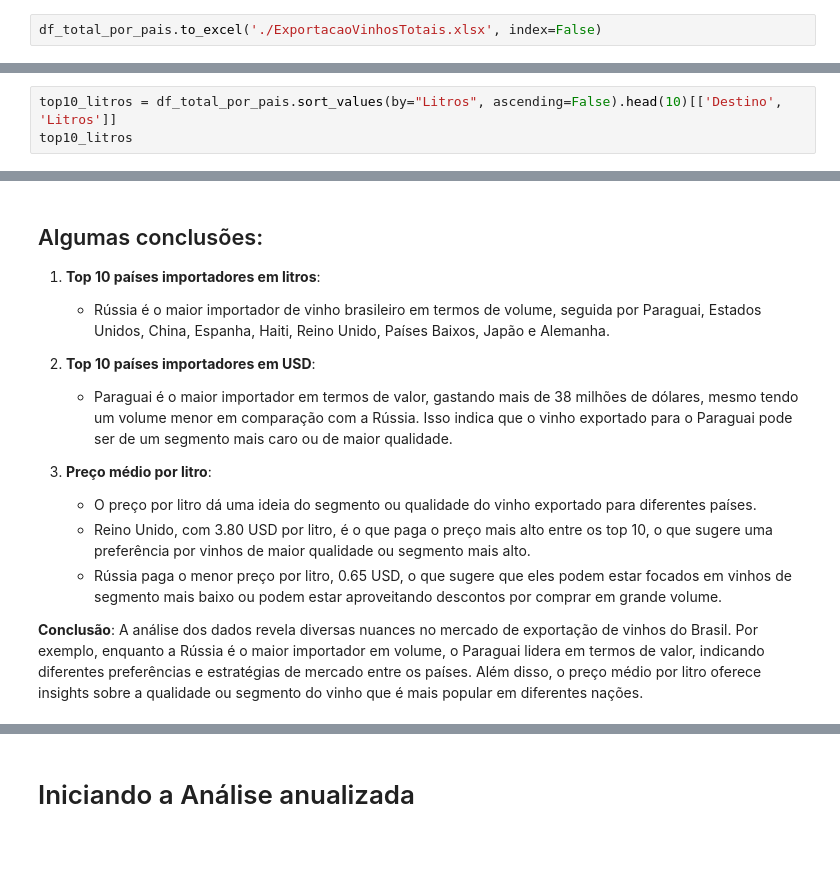
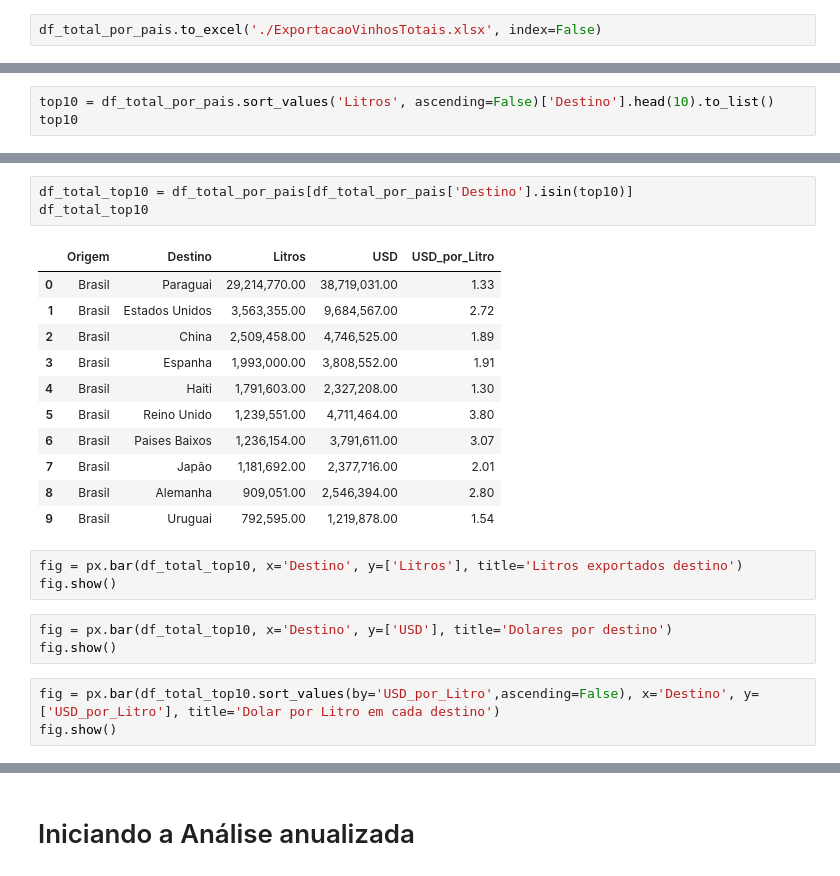
Before and after one commit to alexandre-guerra/Exportacao, a Jupyter notebook: AnaliseExportacao.ipynb, the cells around one changed output, grey strips where cells are left out. Drawn from its saved outputs; the diff is of its cells as text; blank space fills up the shorter version.

```diff
--- a/AnaliseExportacao.ipynb
+++ b/AnaliseExportacao.ipynb
@@ -144,4 +123,4 @@ df_total_por_pais.head(10)
 # %%
-top10_litros = df_total_por_pais.sort_values(by="Litros", ascending=False).head(10)[['Destino', 'Litros']]
-top10_litros
+top10 = df_total_por_pais.sort_values('Litros', ascending=False)['Destino'].head(10).to_list()
+top10
 # %% [output]
@@ -174,17 +137,24 @@ top10_usd
-# %% [markdown]
-## Algumas conclusões:
-
-1. **Top 10 países importadores em litros**:
-   - Rússia é o maior importador de vinho brasileiro em termos de volume, seguida por Paraguai, Estados Unidos, China, Espanha, Haiti, Reino Unido, Países Baixos, Japão e Alemanha.
-
-
-2. **Top 10 países importadores em USD**:
-   - Paraguai é o maior importador em termos de valor, gastando mais de 38 milhões de dólares, mesmo tendo um volume menor em comparação com a Rússia. Isso indica que o vinho exportado para o Paraguai pode ser de um segmento mais caro ou de maior qualidade.
-
-
-3. **Preço médio por litro**:
-   - O preço por litro dá uma ideia do segmento ou qualidade do vinho exportado para diferentes países.
-   - Reino Unido, com 3.80 USD por litro, é o que paga o preço mais alto entre os top 10, o que sugere uma preferência por vinhos de maior qualidade ou segmento mais alto.
-   - Rússia paga o menor preço por litro, 0.65 USD, o que sugere que eles podem estar focados em vinhos de segmento mais baixo ou podem estar aproveitando descontos por comprar em grande volume.
-
-**Conclusão**: A análise dos dados revela diversas nuances no mercado de exportação de vinhos do Brasil. Por exemplo, enquanto a Rússia é o maior importador em volume, o Paraguai lidera em termos de valor, indicando diferentes preferências e estratégias de mercado entre os países. Além disso, o preço médio por litro oferece insights sobre a qualidade ou segmento do vinho que é mais popular em diferentes nações.
+# %%
+df_total_top10 = df_total_por_pais[df_total_por_pais['Destino'].isin(top10)]
+df_total_top10
+# %% [output]
+|  | Origem | Destino | Litros | USD | USD_por_Litro |
+| 0 | Brasil | Paraguai | 29,214,770.00 | 38,719,031.00 | 1.33 |
+| 1 | Brasil | Estados Unidos | 3,563,355.00 | 9,684,567.00 | 2.72 |
+| 2 | Brasil | China | 2,509,458.00 | 4,746,525.00 | 1.89 |
+| 3 | Brasil | Espanha | 1,993,000.00 | 3,808,552.00 | 1.91 |
+| 4 | Brasil | Haiti | 1,791,603.00 | 2,327,208.00 | 1.30 |
+| 5 | Brasil | Reino Unido | 1,239,551.00 | 4,711,464.00 | 3.80 |
+| 6 | Brasil | Paises Baixos | 1,236,154.00 | 3,791,611.00 | 3.07 |
+| 7 | Brasil | Japão | 1,181,692.00 | 2,377,716.00 | 2.01 |
+| 8 | Brasil | Alemanha | 909,051.00 | 2,546,394.00 | 2.80 |
+| 9 | Brasil | Uruguai | 792,595.00 | 1,219,878.00 | 1.54 |
+# %%
+fig = px.bar(df_total_top10, x='Destino', y=['Litros'], title='Litros exportados destino')
+fig.show()
+# %%
+fig = px.bar(df_total_top10, x='Destino', y=['USD'], title='Dolares por destino')
+fig.show()
+# %%
+fig = px.bar(df_total_top10.sort_values(by='USD_por_Litro',ascending=False), x='Destino', y=['USD_por_Litro'], title='Dolar por Litro em cada destino')
+fig.show()
```
Also changed, not shown: parts of 29 cells of this notebook, 11 other files.
